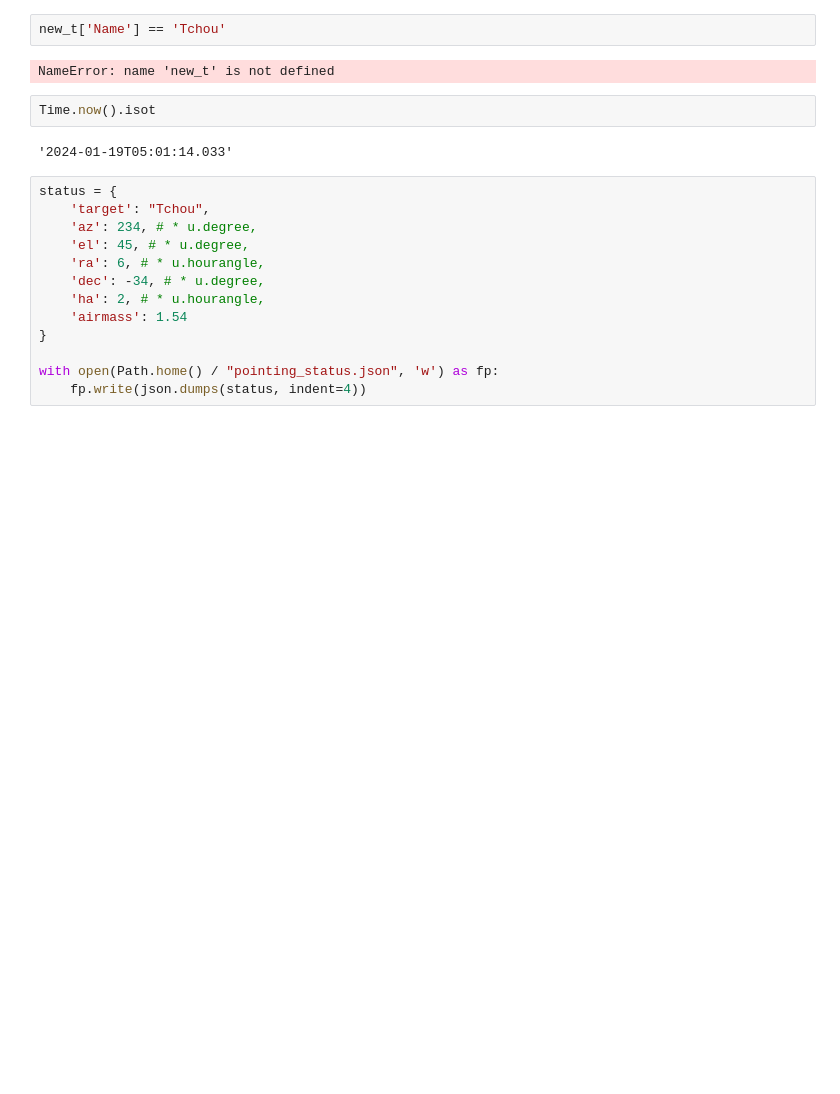
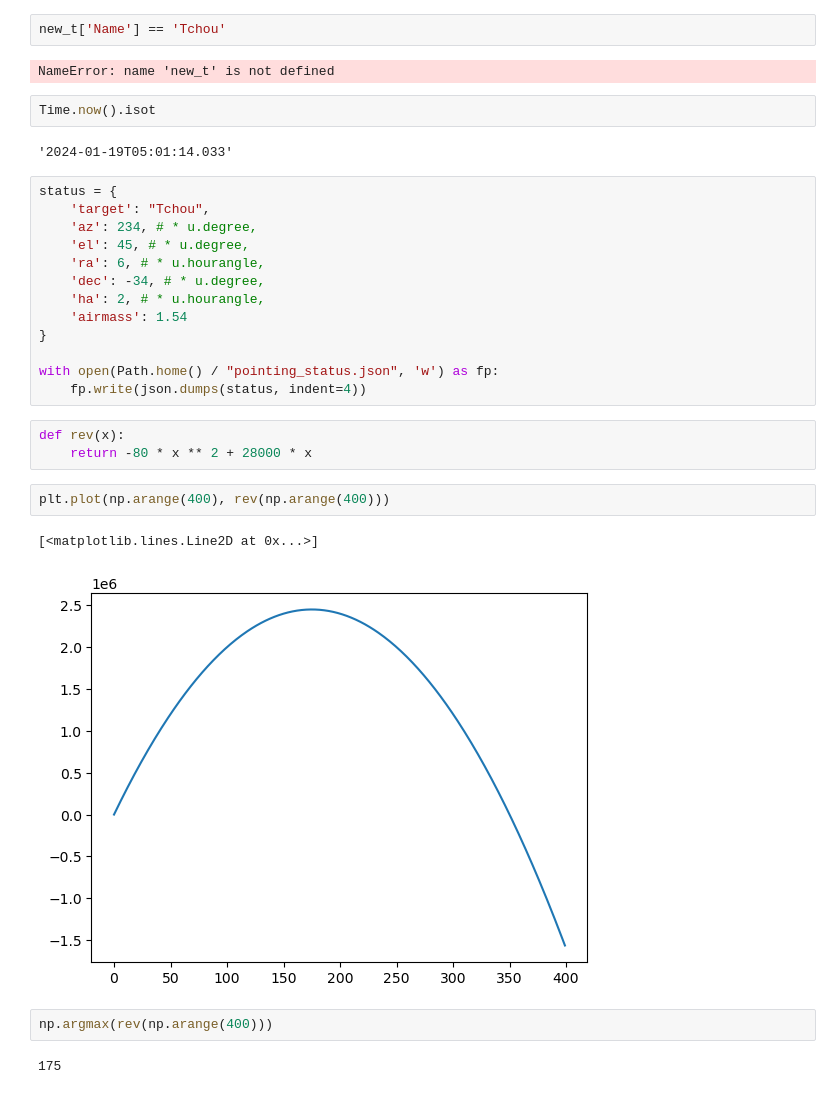
Before and after one commit to tepickering/ser_utils, a Jupyter notebook: notebooks/dimm_dev.ipynb, the cells around one changed output. Saved outputs shown, nothing was run; the diff lists cells and outputs as text; blank space fills up the shorter version.

```diff
--- a/notebooks/dimm_dev.ipynb
+++ b/notebooks/dimm_dev.ipynb
@@ -351,3 +351,15 @@ status = {
 
 with open(Path.home() / "pointing_status.json", 'w') as fp:
     fp.write(json.dumps(status, indent=4))
+# %%
+def rev(x):
+    return -80 * x ** 2 + 28000 * x
+# %%
+plt.plot(np.arange(400), rev(np.arange(400)))
+# %% [output]
+[<matplotlib.lines.Line2D at 0x...>]
+[figure, added]
+# %%
+np.argmax(rev(np.arange(400)))
+# %% [output]
+175
```
Also changed, not shown: 1 other file.
